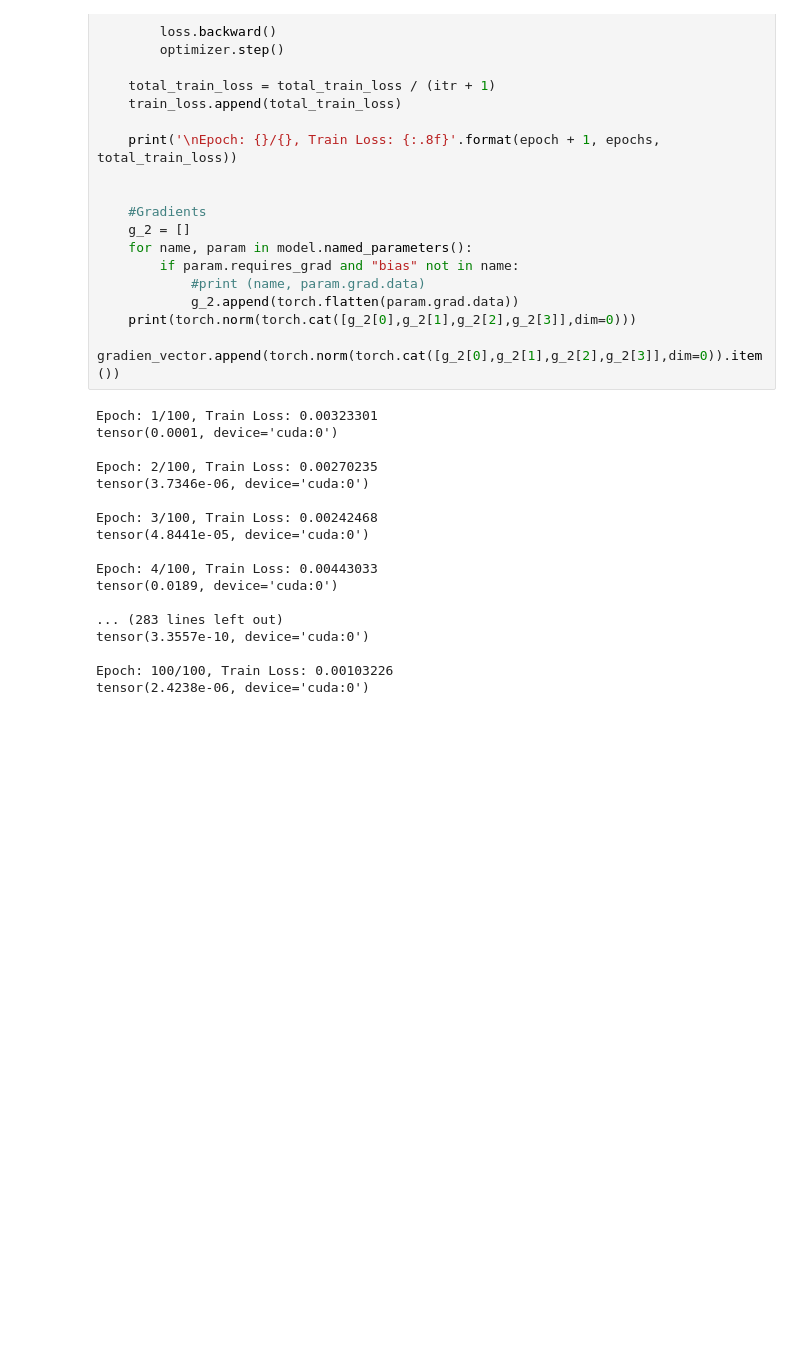
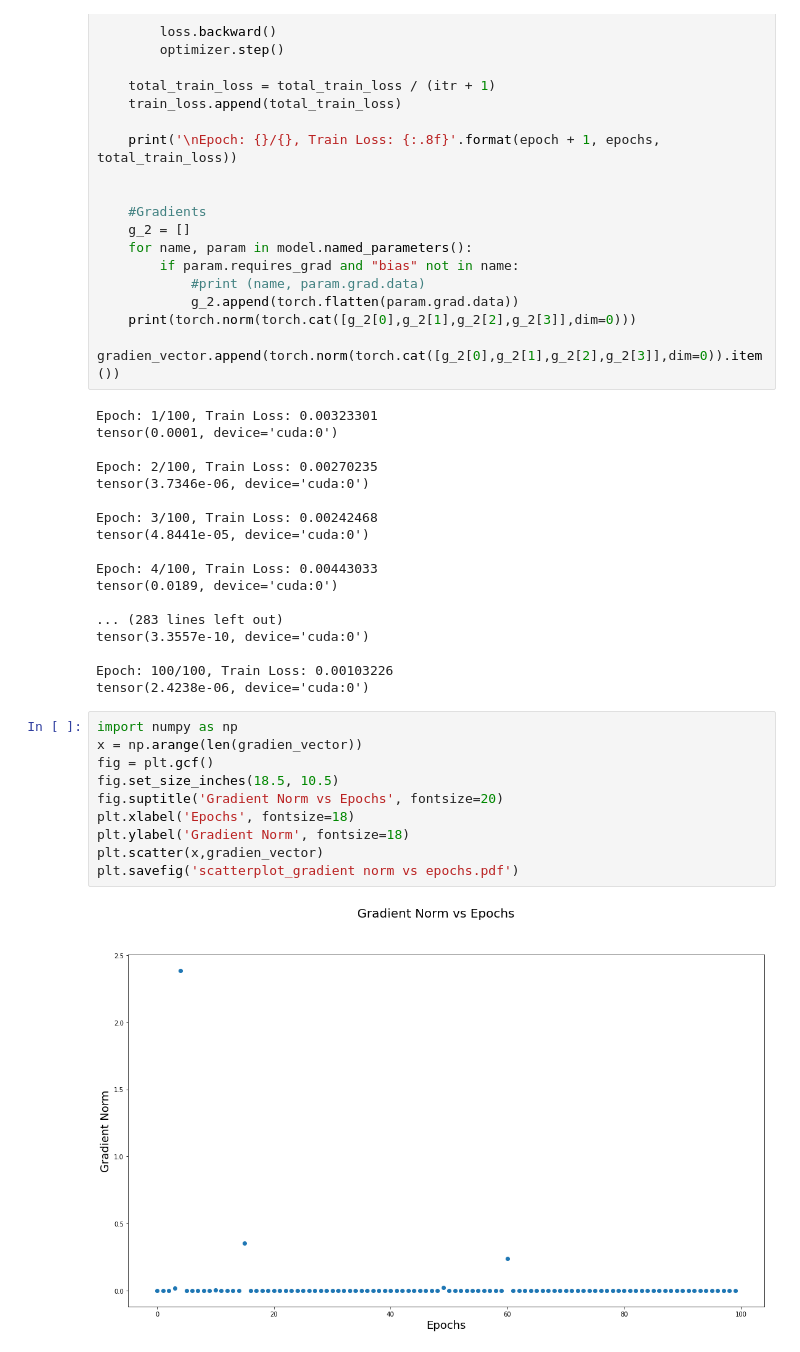
Before and after one commit to AnkitDimri/Deep-Learning, a Jupyter notebook: MNIST-cnn-classification.ipynb, the cells around one changed output. Cells and saved outputs as stored; diff of their text form; blank space fills up the shorter version.

Commit message:
plot made

```diff
--- a/MNIST-cnn-classification.ipynb
+++ b/MNIST-cnn-classification.ipynb
@@ -138,3 +138,15 @@ tensor(3.3557e-10, device='cuda:0')
 
 Epoch: 100/100, Train Loss: 0.00103226
 tensor(2.4238e-06, device='cuda:0')
+# %%
+import numpy as np
+x = np.arange(len(gradien_vector))
+fig = plt.gcf()
+fig.set_size_inches(18.5, 10.5)
+fig.suptitle('Gradient Norm vs Epochs', fontsize=20)
+plt.xlabel('Epochs', fontsize=18)
+plt.ylabel('Gradient Norm', fontsize=18)
+plt.scatter(x,gradien_vector)
+plt.savefig('scatterplot_gradient norm vs epochs.pdf')
+# %% [output]
+[figure, added]
```
